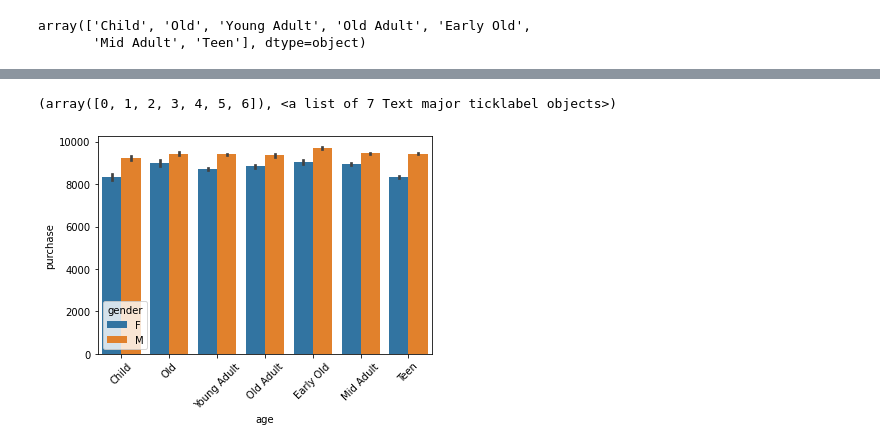
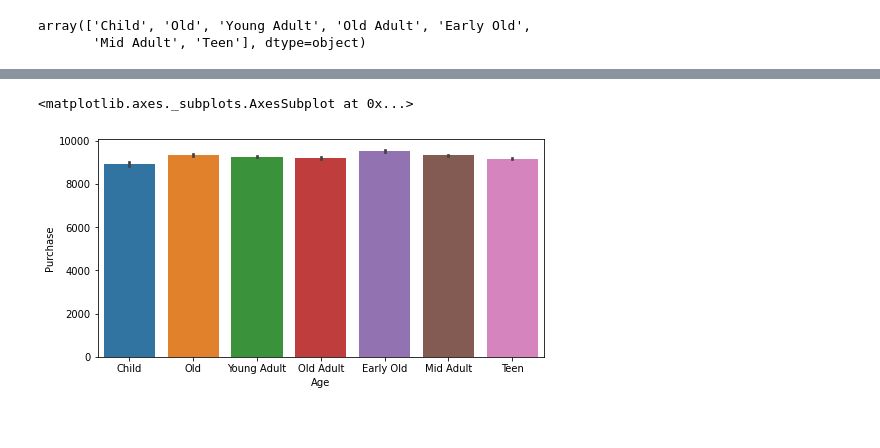
Before and after one commit to shubham9875/EDAProjectFinal, a Jupyter notebook: EDAProjectFinal.ipynb, the cells around one changed output, grey strips where cells are left out. Drawn from its saved outputs; the diff is of its cells as text; code cells hidden in the pictures.

```diff
--- a/EDAProjectFinal.ipynb
+++ b/EDAProjectFinal.ipynb
@@ -142,5 +144,5 @@ def cities(value):
     else:
         return int(value)
 
-pf['years'] = pf['years'].apply(cities)
+pf['Stay_In_Current_City_Years'] = pf['Stay_In_Current_City_Years'].apply(cities)
 # %%
@@ -185,7 +187,8 @@ pf.head(3)
 # 55+ -> old
 
 
-pf['age'] = pf['age'].map({'0-17': 'Child', '18-25': 'Teen', '26-35': 'Young Adult', '36-45': 'Mid Adult', '46-50': 'Old Adult', '51-55': 'Early Old', '55+': 'Old'})
+pf['Age'] = pf['Age'].map({'0-17': 'Child', '18-25': 'Teen', '26-35': 'Young Adult', '36-45': 'Mid Adult',
+                           '46-50': 'Old Adult', '51-55': 'Early Old', '55+': 'Old'})
 # %%
 pf.head(10)
 # %% [output]
@@ -221,10 +224,10 @@ purchase              0
 dtype: int64
 # %%
 #replacing null values in product 2
-pf['product2']=pf['product2'].fillna(pf['product2'].mode()[0])
+pf['Product_Category_2']=pf['Product_Category_2'].fillna(pf['Product_Category_2'].mode()[0])
 # %%
 #replacing null values in product 3
-pf['product3']=pf['product3'].fillna(pf['product3'].mode()[0])
+pf['Product_Category_3']=pf['Product_Category_3'].fillna(pf['Product_Category_3'].mode()[0])
 # %%
 pf.head()
 # %% [output]
@@ -239,7 +280,7 @@ pf.head()
 # %%
-plt.figure(figsize=(6,4))
-sns.barplot('age','purchase',hue='gender',data=pf)
-plt.xticks(rotation=45)
+plt.figure(figsize=(8,4))
+sns.barplot('Age','Purchase',data=pf)
+# plt.xticks(rotation=45)
 # %% [output]
-(array([0, 1, 2, 3, 4, 5, 6]), <a list of 7 Text major ticklabel objects>)
+<matplotlib.axes._subplots.AxesSubplot at 0x...>
-[figure, old version]
+[figure, new version]
```
Also changed, not shown: parts of 30 cells of this notebook.
